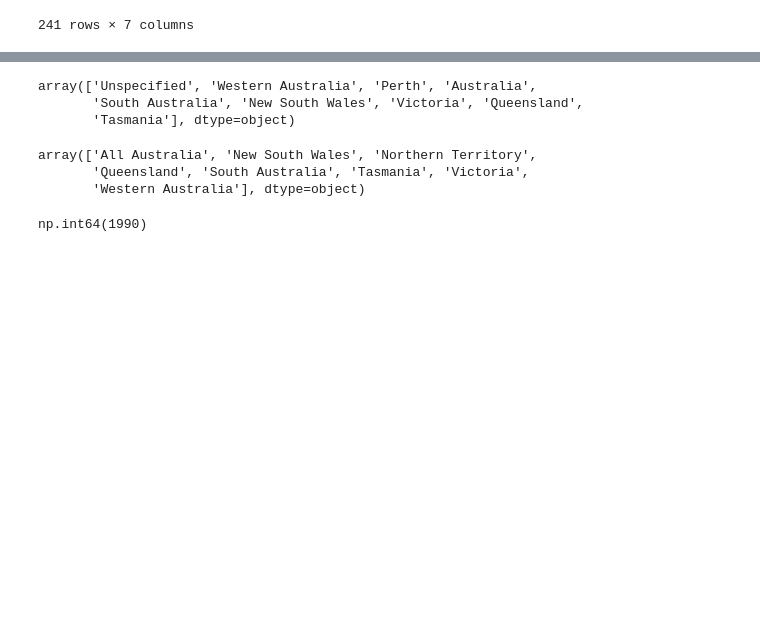
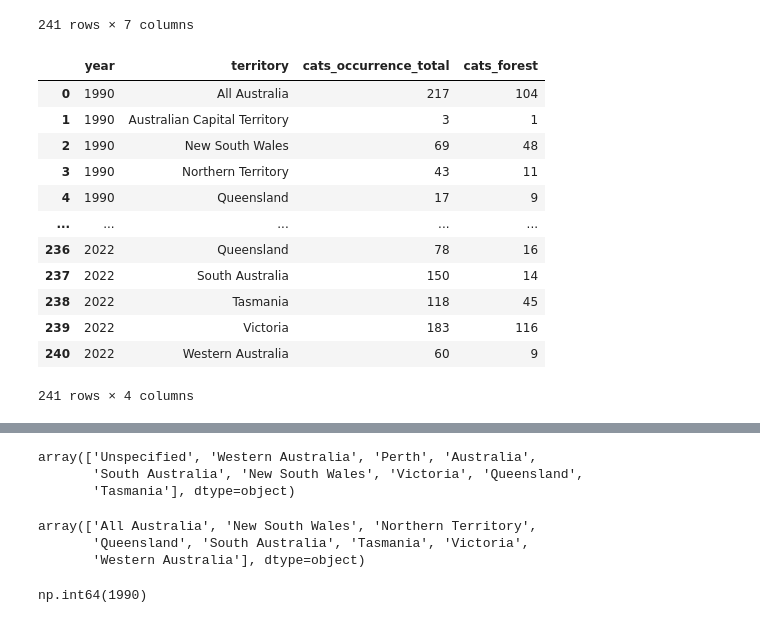
Before and after one commit to liza-drini/ceu-ds-project-C-2026, a Jupyter notebook: src/kseniia_merging.ipynb, the cells around one changed output, grey strips where cells are left out. Saved outputs shown, nothing was run; the diff lists cells and outputs as text; code cells hidden in the pictures; blank space fills up the shorter version.

```diff
--- a/src/kseniia_merging.ipynb
+++ b/src/kseniia_merging.ipynb
@@ -122,6 +122,31 @@ cats_state_year
 | 239 | 2022 | Victoria | 183 | 115 | 68 | 116 | ... |
 | 240 | 2022 | Western Australia | 60 | 9 | 51 | 9 | ... |
 241 rows × 7 columns
+# %%
+cats_state_year["cats_forest"] = np.where(
+    cats_state_year["year"] < 2018,
+    cats_state_year["cats_2013_forest"],
+    cats_state_year["cats_2018_forest"]
+)
+
+cats_state_year = cats_state_year[["year", "territory", "cats_occurrence_total", "cats_forest"
+]].copy()
+
+cats_state_year
+# %% [output]
+|  | year | territory | cats_occurrence_total | cats_forest |
+| 0 | 1990 | All Australia | 217 | 104 |
+| 1 | 1990 | Australian Capital Territory | 3 | 1 |
+| 2 | 1990 | New South Wales | 69 | 48 |
+| 3 | 1990 | Northern Territory | 43 | 11 |
+| 4 | 1990 | Queensland | 17 | 9 |
+| ... | ... | ... | ... | ... |
+| 236 | 2022 | Queensland | 78 | 16 |
+| 237 | 2022 | South Australia | 150 | 14 |
+| 238 | 2022 | Tasmania | 118 | 45 |
+| 239 | 2022 | Victoria | 183 | 116 |
+| 240 | 2022 | Western Australia | 60 | 9 |
+241 rows × 4 columns
 # %%
 num_cols = [c for c in farm_df.columns if c not in ["year", "state"]]
 # %%
```
Also changed, not shown: parts of 6 cells of this notebook, 3 other files.
